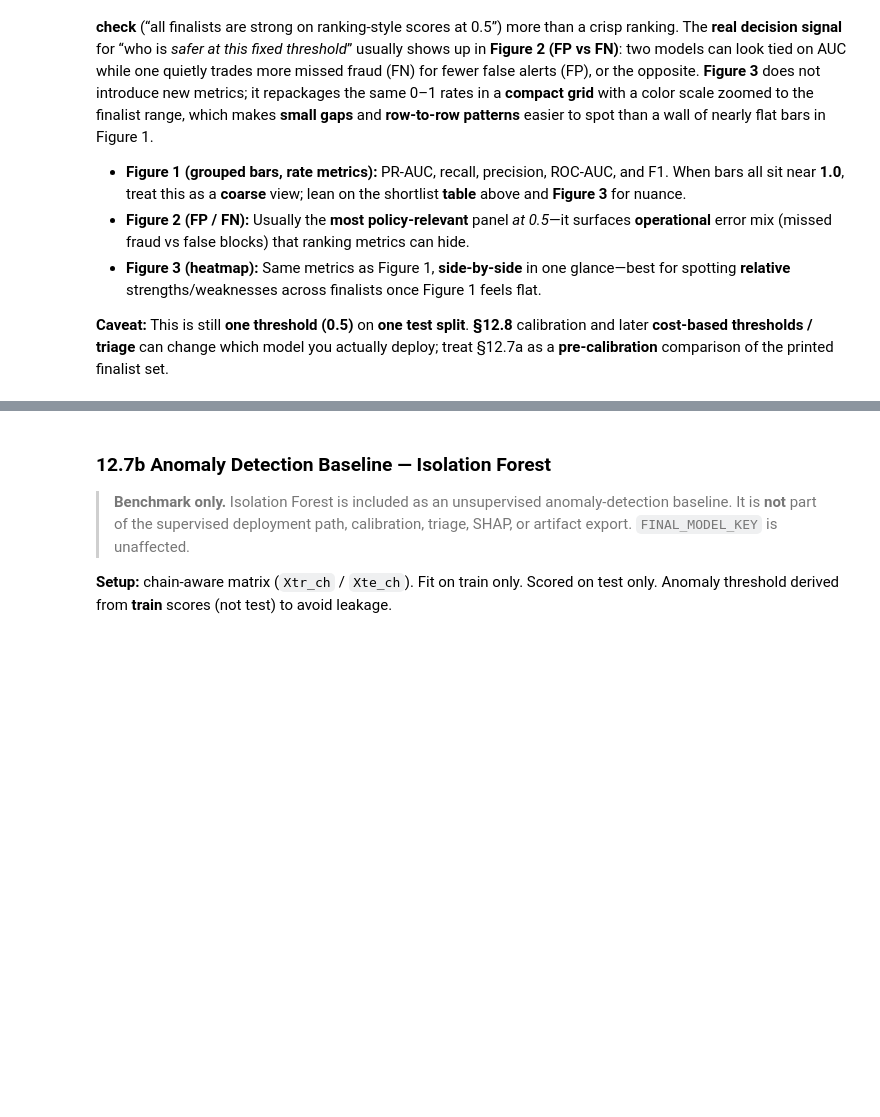
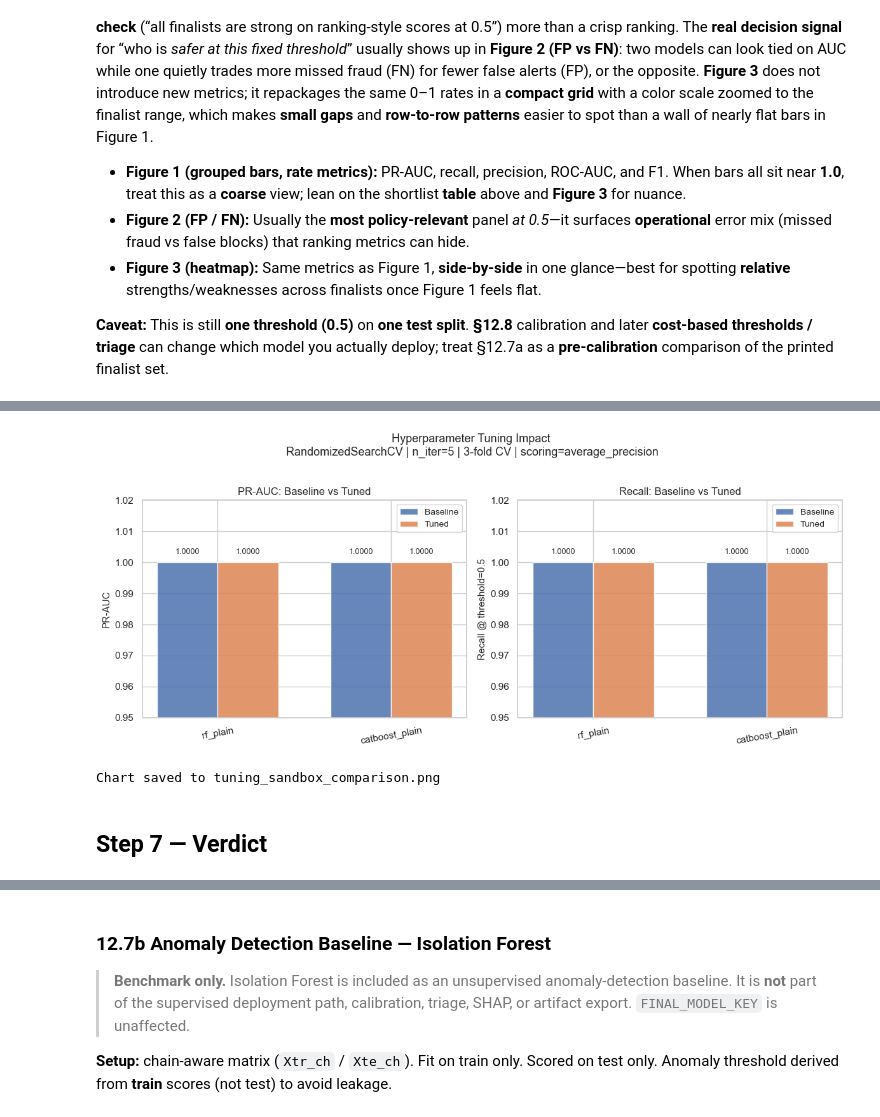
Before and after one commit to Snehasingh-21/PaySim-Fraud-Triage, a Jupyter notebook: 01_eda_paysim.ipynb, the cells around one changed output, grey strips where cells are left out. Cells and saved outputs as stored; diff of their text form; code cells hidden in the pictures; blank space fills up the shorter version.

Commit message:
docs(report): refresh notebook and rendered HTML
Update the main notebook with the isolated hyperparameter-tuning section and regenerate the HTML/Page reports from the latest notebook outputs.

```diff
--- a/01_eda_paysim.ipynb
+++ b/01_eda_paysim.ipynb
@@ -2203,0 +2363,16 @@ Policy thresholds: {'MIN_FINALISTS': 2, 'MAX_FINALISTS': 6, 'THRESH_PR_AUC_GAP':
+# %%
+# Cell 7 — Check CatBoost availability
+try:
+    from catboost import CatBoostClassifier
+    CATBOOST_OK = True
+    print('CatBoost available.')
+except ImportError:
+    CATBOOST_OK = False
+    print('CatBoost not installed — will use XGBoost as second finalist instead of CatBoost.')
+    try:
+        from xgboost import XGBClassifier
+        XGB_OK = True
+        print('XGBoost available as fallback.')
+    except ImportError:
+        XGB_OK = False
+        print('XGBoost also not available — only RF will be tuned.')
@@ -2203,0 +2621,57 @@ Policy thresholds: {'MIN_FINALISTS': 2, 'MAX_FINALISTS': 6, 'THRESH_PR_AUC_GAP':
+# %%
+# Cell 12 — PPT-ready bar chart: Baseline vs Tuned PR-AUC (and Recall)
+tuned_models = [m for m in tune_baseline_results if m in tune_tuned_results]
+
+if not tuned_models:
+    print('No tuned models to plot — set TUNE_ENABLED=True and rerun.')
+else:
+    x = np.arange(len(tuned_models))
+    width = 0.35
+    COLORS = {'baseline': '#4C72B0', 'tuned': '#DD8452'}
+
+    fig, axes = plt.subplots(1, 2, figsize=(12, 5))
+    fig.suptitle(
+        f'Hyperparameter Tuning Impact \n'
+        f'RandomizedSearchCV | n_iter={N_ITER} | {CV_FOLDS}-fold CV | scoring=average_precision',
+        fontsize=13, y=1.02
+    )
+
+    # PR-AUC chart
+    ax = axes[0]
+    bl_pr  = [tune_baseline_results[m]['pr_auc'] for m in tuned_models]
+    tun_pr = [tune_tuned_results[m]['pr_auc']    for m in tuned_models]
+    b1 = ax.bar(x - width/2, bl_pr,  width, label='Baseline', color=COLORS['baseline'], alpha=0.85)
+    b2 = ax.bar(x + width/2, tun_pr, width, label='Tuned',    color=COLORS['tuned'],    alpha=0.85)
+    ax.set_xticks(x); ax.set_xticklabels(tuned_models, rotation=10, fontsize=11)
+    ax.set_ylabel('PR-AUC', fontsize=11)
+    ax.set_title('PR-AUC: Baseline vs Tuned', fontsize=12)
+    ax.legend(fontsize=10)
+    ax.set_ylim(max(0, min(bl_pr + tun_pr) - 0.05), 1.02)
+    for bar in list(b1) + list(b2):
+        ax.text(bar.get_x() + bar.get_width()/2, bar.get_height() + 0.002,
+                f'{bar.get_height():.4f}', ha='center', va='bottom', fontsize=9)
+
+    # Recall chart
+    ax = axes[1]
+    bl_rec  = [tune_baseline_results[m]['recall'] for m in tuned_models]
+    tun_rec = [tune_tuned_results[m]['recall']    for m in tuned_models]
+    b3 = ax.bar(x - width/2, bl_rec,  width, label='Baseline', color=COLORS['baseline'], alpha=0.85)
+    b4 = ax.bar(x + width/2, tun_rec, width, label='Tuned',    color=COLORS['tuned'],    alpha=0.85)
+    ax.set_xticks(x); ax.set_xticklabels(tuned_models, rotation=10, fontsize=11)
+    ax.set_ylabel(f'Recall @ threshold={THRESHOLD}', fontsize=11)
+    ax.set_title('Recall: Baseline vs Tuned', fontsize=12)
+    ax.legend(fontsize=10)
+    ax.set_ylim(max(0, min(bl_rec + tun_rec) - 0.05), 1.02)
+    for bar in list(b3) + list(b4):
+        ax.text(bar.get_x() + bar.get_width()/2, bar.get_height() + 0.002,
+                f'{bar.get_height():.4f}', ha='center', va='bottom', fontsize=9)
+
+    plt.tight_layout()
+    plt.savefig('tuning_sandbox_comparison.png', dpi=150, bbox_inches='tight')
+    plt.show()
+    print('Chart saved to tuning_sandbox_comparison.png')
+# %% [output]
+[figure, added]
+Chart saved to tuning_sandbox_comparison.png
+# %% [markdown]
+## Step 7 — Verdict
```
Also changed, not shown: parts of 20 cells of this notebook, 4 other files.
